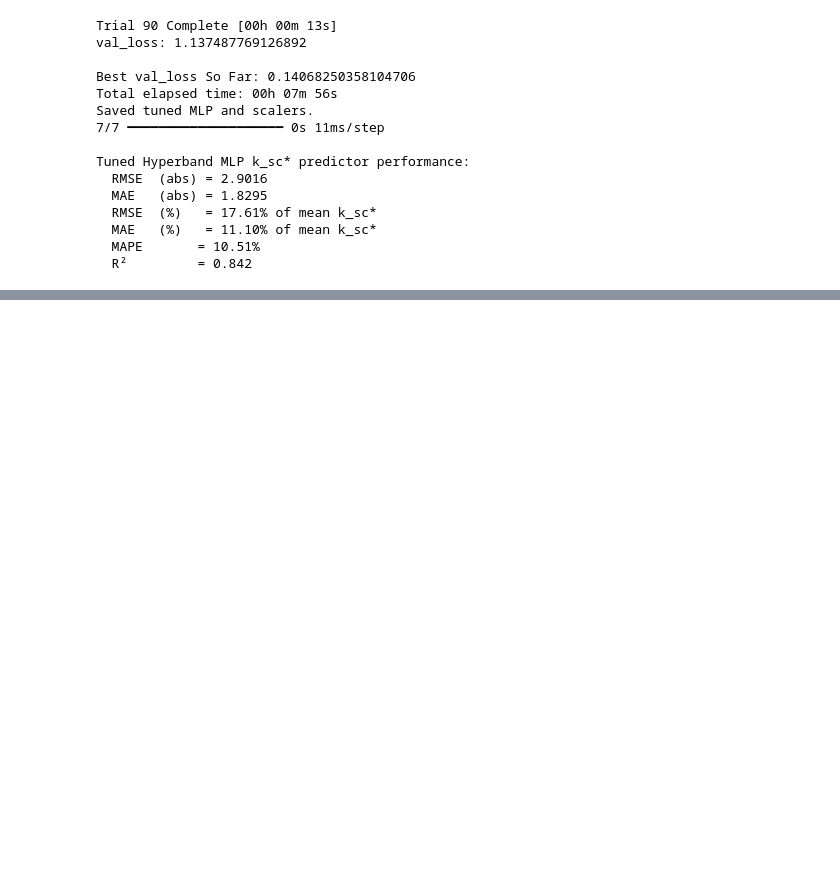
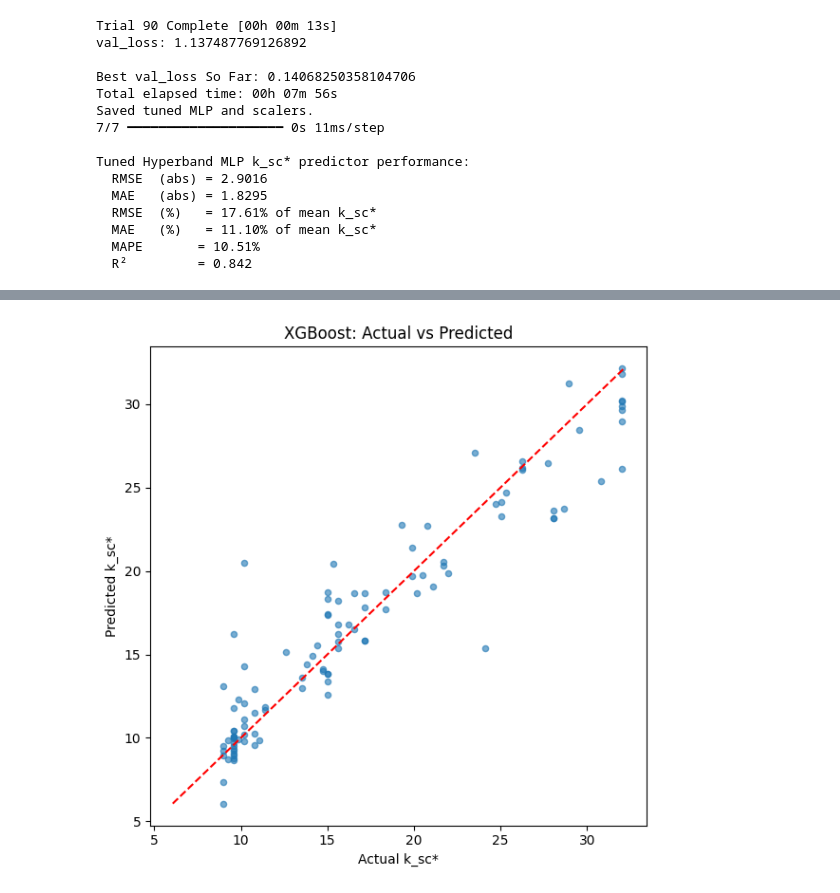
Before and after one commit to J-a-y-a-shree/adaptiveKsc, a Jupyter notebook: endsem8project.ipynb, the cells around one changed output, grey strips where cells are left out. Cells and saved outputs as stored; diff of their text form; code cells hidden in the pictures; blank space fills up the shorter version.

Commit message:
Done XGBoost

```diff
--- a/endsem8project.ipynb
+++ b/endsem8project.ipynb
@@ -971,3 +971,98 @@ Tuned Hyperband MLP k_sc* predictor performance:
   MAE   (%)   = 11.10% of mean k_sc*
   MAPE       = 10.51%
   R²         = 0.842
+# %%
+# 0) If needed, install/upgrade XGBoost so you have the native API:
+# !pip install -q --upgrade xgboost joblib matplotlib pandas scikit-learn
+
+import pandas as pd
+import numpy as np
+import joblib
+import xgboost as xgb
+from sklearn.model_selection import train_test_split
+from sklearn.metrics import mean_squared_error, mean_absolute_error, r2_score
+import matplotlib.pyplot as plt
+
+# 1) Load full dataset
+CSV      = '/content/optimal_k_sc_dataset.csv'
+FEATURES = ['Irradiance','AmbientTemp','rload','cload','Inductor','Capacitor']
+TARGET   = 'k_sc_star'
+
+df     = pd.read_csv(CSV)
+X_full = df[FEATURES].values
+y_full = df[TARGET].values
+
+# 2) 80/10/10 split
+X_train, X_temp, y_train, y_temp = train_test_split(
+    X_full, y_full, test_size=0.20, random_state=42
+)
+X_val, X_test, y_val, y_test = train_test_split(
+    X_temp, y_temp, test_size=0.50, random_state=42
+)
+
+print(f"Shapes → Train: {X_train.shape}, Val: {X_val.shape}, Test: {X_test.shape}")
+
+# 3) Create DMatrix objects
+dtrain = xgb.DMatrix(X_train, label=y_train)
+dval   = xgb.DMatrix(X_val,   label=y_val)
+dtest  = xgb.DMatrix(X_test,  label=y_test)
+
+# 4) Set up parameters
+params = {
+    'objective':      'reg:squarederror',
+    'eval_metric':    'rmse',
+    'max_depth':      6,
+    'eta':            0.1,      # learning_rate
+    'subsample':      0.8,
+    'colsample_bytree': 0.8,
+    'seed':           42
+}
+
+# 5) Train with early stopping
+evallist = [(dtrain, 'train'), (dval, 'validation')]
+bst = xgb.train(
+    params,
+    dtrain,
+    num_boost_round=200,
+    evals=evallist,
+    early_stopping_rounds=10,
+    verbose_eval=True
+)
+
+# 6) Save the trained Booster
+bst.save_model('/content/xgb_baseline.model')
+print("Saved XGBoost Booster to /content/xgb_baseline.model")
+
+# 7) Predict on the test set
+y_pred = bst.predict(dtest)
+
+# 8) Compute metrics
+mse      = mean_squared_error(y_test, y_pred)
+rmse_abs = np.sqrt(mse)
+mae_abs  = mean_absolute_error(y_test, y_pred)
+r2       = r2_score(y_test, y_pred)
+mape_pct = np.mean(np.abs((y_test - y_pred) / y_test)) * 100
+
+mean_true = y_test.mean()
+rmse_pct  = (rmse_abs / mean_true) * 100
+mae_pct   = (mae_abs  / mean_true) * 100
+
+print("\nXGBoost k_sc* predictor performance on test set:")
+print(f"  RMSE (abs) = {rmse_abs:.4f}")
+print(f"  MAE  (abs) = {mae_abs:.4f}")
+print(f"  RMSE (%)   = {rmse_pct:.2f}% of mean k_sc*")
+print(f"  MAE  (%)   = {mae_pct:.2f}% of mean k_sc*")
+print(f"  MAPE       = {mape_pct:.2f}%")
+print(f"  R²         = {r2:.3f}")
+
+# 9) Plot Actual vs Predicted
+plt.figure(figsize=(6,6))
+plt.scatter(y_test, y_pred, alpha=0.6, s=20)
+_min, _max = min(y_test.min(), y_pred.min()), max(y_test.max(), y_pred.max())
+plt.plot([_min, _max], [_min, _max], 'r--')
+plt.xlabel('Actual k_sc*')
+plt.ylabel('Predicted k_sc*')
+plt.title('XGBoost: Actual vs Predicted')
+plt.tight_layout()
+plt.show()
+# %% [output]
@@ -973,0 +1086 @@ Tuned Hyperband MLP k_sc* predictor performance:
+[figure, added]
```
Also changed, not shown: parts of 1 cell of this notebook.
